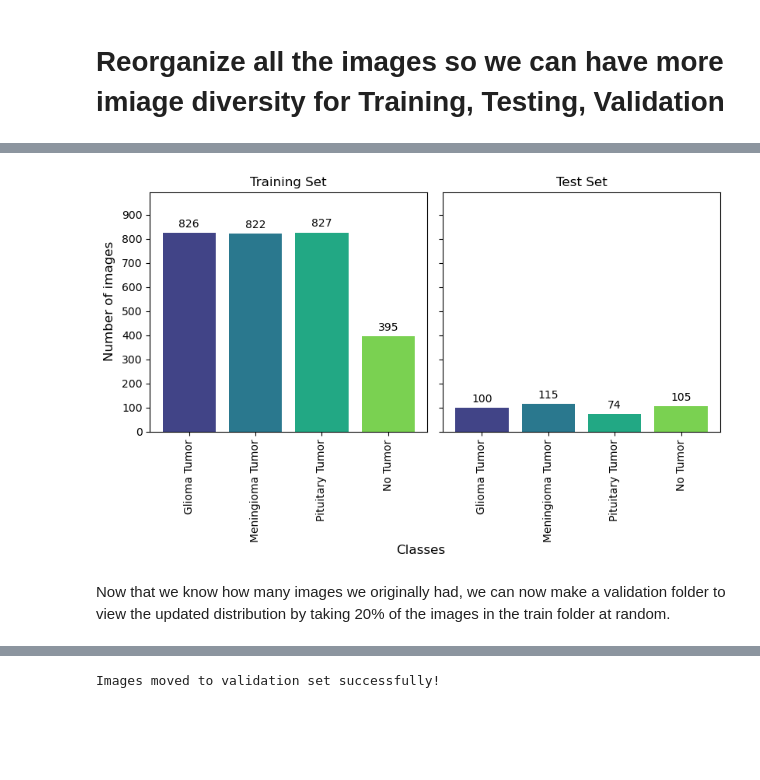
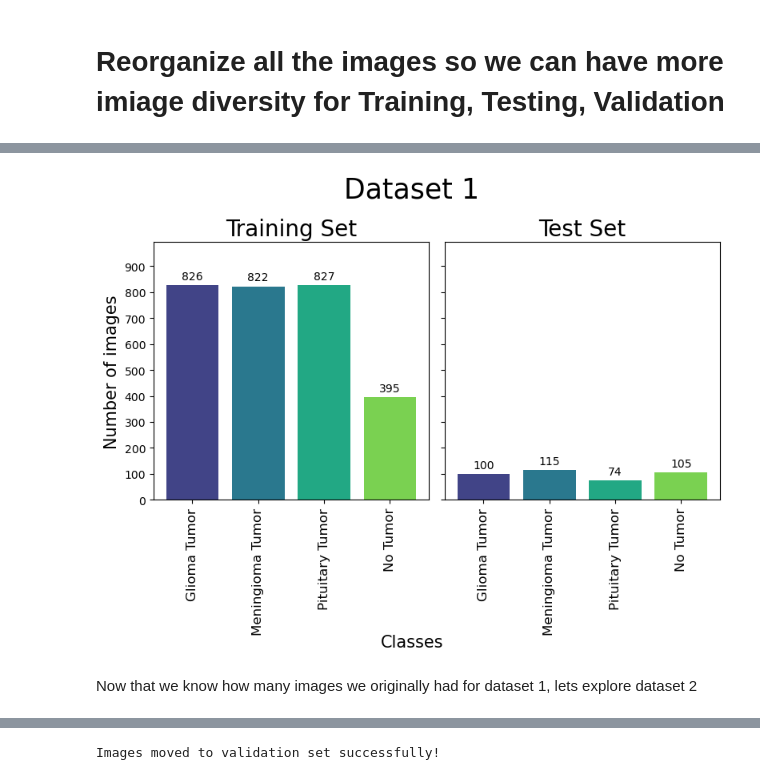
Before and after one commit to cristopher-d-delgado/brain_tumor_classification, a Jupyter notebook: data_split.ipynb, the cells around one changed output, grey strips where cells are left out. Drawn from its saved outputs; the diff is of its cells as text; code cells hidden in the pictures; blank space fills up the shorter version.

Commit message:
made dataset 1 and 2 visualizations

```diff
--- a/data_split.ipynb
+++ b/data_split.ipynb
@@ -97,8 +107,8 @@ import os
 
 # Before modifying the folder lets discover the data distribution in its original state.
 
-# Define data folder containing images
-data = "data/"
+# Define data folder containing images for dataset 1
+data = "temp_data/brain-tumor-classification-mri"
 
 # Define subdirectories for train and test
 train_folder = os.path.join(data, "Training/")
@@ -138,43 +148,49 @@ test_counts = {
 
 # Generate a segmented colormap
 viridis = plt.cm.viridis
 colors = viridis([0.2, 0.4, 0.6, 0.8])  # Divide viridis into four segments
 
 # Plot distributions
-fig, ax = plt.subplots(1, 2, figsize=(8,5), facecolor='white', sharex=True, sharey=True)
+fig, ax = plt.subplots(1, 2, figsize=(8,6), facecolor='white', sharex=True, sharey=True)
+
+# Define font sizes
+title = 25
+plot_title = 20
+label = 15
+ticks = 12
 
 # Function to add labels on top of bars
 def add_labels(ax, counts):
     for bar, count in zip(ax.patches, counts.values()):
         height = bar.get_height()
         ax.annotate(f'{count}', xy=(bar.get_x() + bar.get_width() / 2, height),
                     xytext=(0, 3), textcoords='offset points',
-                    ha='center', va='bottom')
-
+                    ha='center', va='bottom', fontsize=10)
 
 # Plot Train subplot
 ax[0].bar(train_counts.keys(), train_counts.values(), color=colors, label="Train")
-ax[0].set_title("Training Set")
-ax[0].tick_params(axis='x', rotation=90)
+ax[0].set_title("Training Set", fontsize=plot_title)
+ax[0].set_ylabel('Number of images', fontsize=label)
+ax[0].tick_params(axis='x', labelsize=ticks, rotation=90)
 ax[0].set_ylim(0, max(train_counts.values()) * 1.2)
 ax[0].yaxis.set_major_locator(ticker.MaxNLocator(integer=True))  # Set major ticks to integer values
 add_labels(ax[0], train_counts)
 
 # Plot Test subplot
 ax[1].bar(test_counts.keys(), test_counts.values(), color=colors, label="Test")
-ax[1].set_title("Test Set")
-ax[1].tick_params(axis='x', rotation=90)
+ax[1].set_title("Test Set", fontsize=plot_title)
+ax[1].tick_params(axis='x', labelsize=ticks, rotation=90)
 add_labels(ax[1], test_counts)
 
 # Set common x-label for both subplots
-fig.text(0.5, 0, 'Classes', ha='center', fontsize=12)
+fig.text(0.5, 0, 'Classes', ha='center', fontsize=label)
 
-# Set common y-label for both subplots
-fig.text(-0.01, 0.65, 'Number of images', va='center', rotation=90, fontsize=12)
+# Make suptitle
+plt.suptitle("Dataset 1", fontsize=title)
 
 plt.tight_layout()
 plt.show()
 # %% [output]
-[figure, old version]
+[figure, new version]
-# %% [markdown]
-Now that we know how many images we originally had, we can now make a validation folder to view the updated distribution by taking 20% of the images in the train folder at random.
+# %% [markdown]
+Now that we know how many images we originally had for dataset 1, lets explore dataset 2
```
Also changed, not shown: parts of 4 cells of this notebook.
